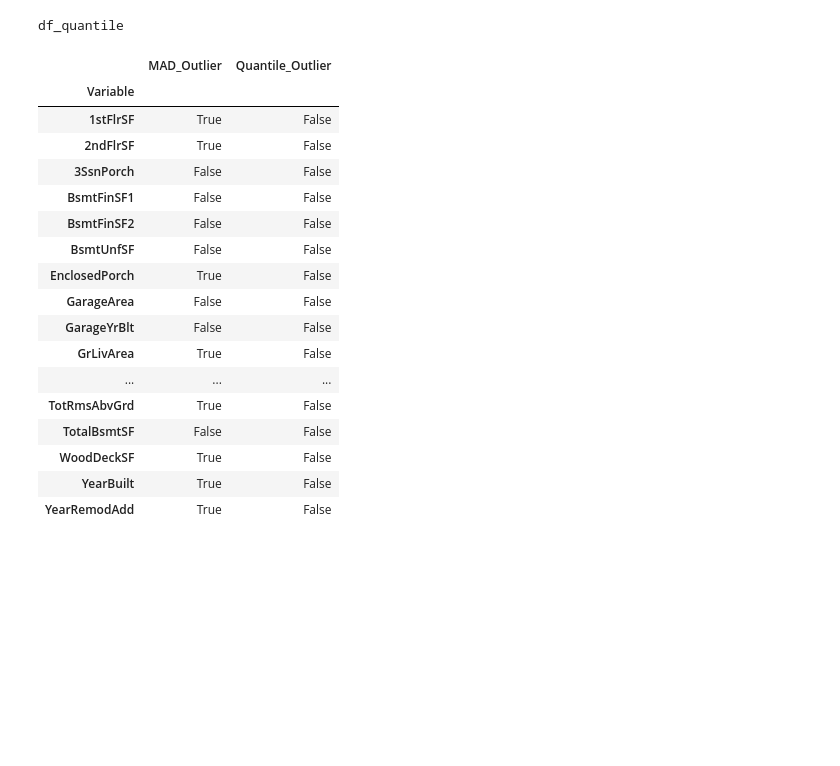
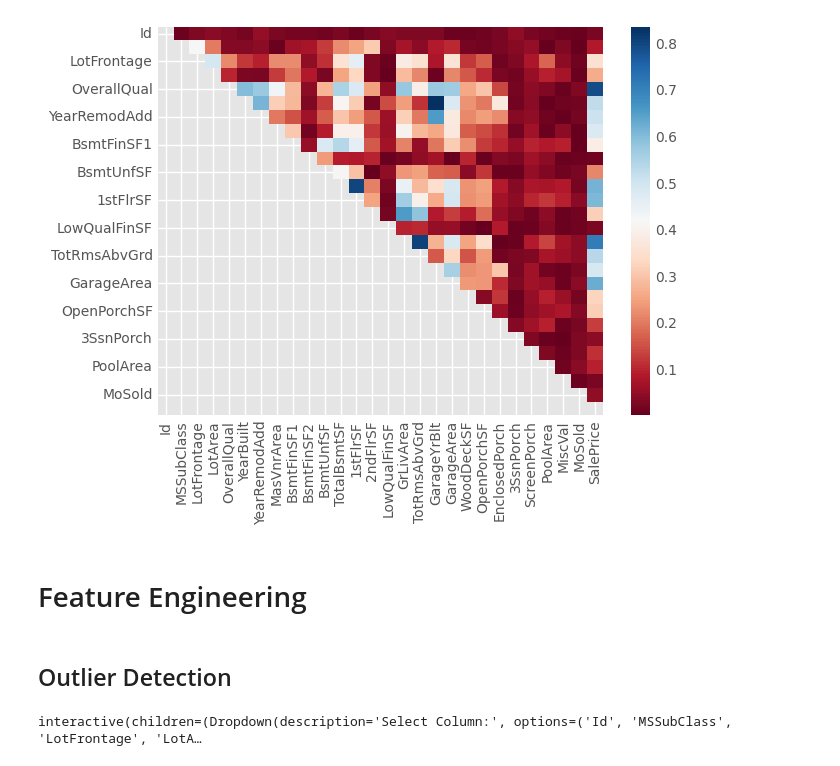
Before and after one commit to esmanuray/DataAnalysis101, a Jupyter notebook: HousePrice/houseprice.ipynb, the cells around one changed output. Cells and saved outputs as stored; diff of their text form; code cells hidden in the pictures; blank space fills up the shorter version.

```diff
--- a/HousePrice/houseprice.ipynb
+++ b/HousePrice/houseprice.ipynb
@@ -249,6 +240,0 @@ def target_summary_cat_scatterplot(dataframe, target, categorial_col, plot=False
-# %%
-for col in cat_cols:
-    target_summary_cat_barplot(dataframe=df, target="SalePrice", categorial_col=col, plot=False)
-
-for col in cat_cols:
-    target_summary_cat_scatterplot(dataframe=df, target="SalePrice", categorial_col=col, plot=False)
@@ -302,15 +247,0 @@ high_corr_col=high_corr_heatmap(df[num_cols], threshold=0.75, plot=True)
-# %%
-def graph_boxplot(dataframe, cat_list, num_value, plot=False):
-    if plot:
-        for col in cat_list:
-            plt.style.use("fivethirtyeight")
-            fid, axs = plt.subplots(nrows=1, ncols=3)
-            sns.boxplot(y=col, x=num_value, data=dataframe, ax=axs[0])
-            sns.boxplot(y=col, data=dataframe, ax=axs[1])
-            sns.scatterplot(y=df["SalePrice"], x=dataframe[num_value], data=dataframe, ax=axs[2])
-            plt.show(block=True)
-
-
-for col in num_cols:
-    if col != "SalePrice":
-        graph_boxplot(dataframe=df, cat_list=cat_cols, num_value=col, plot=False)
@@ -412,23 +248,26 @@ df_MAD
-# %%
-print("df_quantile")
-view_outlier_method(df_quantile,num_cols)
-# %% [output]
-df_quantile
-|  | MAD_Outlier | Quantile_Outlier |
-| Variable |  |  |
-| 1stFlrSF | True | False |
-| 2ndFlrSF | True | False |
-| 3SsnPorch | False | False |
-| BsmtFinSF1 | False | False |
-| BsmtFinSF2 | False | False |
-| BsmtUnfSF | False | False |
-| EnclosedPorch | True | False |
-| GarageArea | False | False |
-| GarageYrBlt | False | False |
-| GrLivArea | True | False |
-| ... | ... | ... |
-| TotRmsAbvGrd | True | False |
-| TotalBsmtSF | False | False |
-| WoodDeckSF | True | False |
-| YearBuilt | True | False |
-| YearRemodAdd | True | False |
+# %%
+def high_corr_heatmap(dataframe, threshold=0.75, plot=False):
+    """
+    high correlation variable
+    :param dataframe:
+    :param threshold:
+    :param plot:
+    :return: high correlation variable list
+    """
+    corr_matrix = dataframe.corr()
+    corr_matrix = abs(corr_matrix)
+    upper_triangle_matrix = corr_matrix.where(np.triu(np.ones(corr_matrix.shape), k=1).astype(np.bool_))
+    drop_list = [col for col in upper_triangle_matrix.columns if any(upper_triangle_matrix[col] > threshold)]
+    if plot:
+        sns.heatmap(upper_triangle_matrix, cmap="RdBu")
+        plt.show(block=True)
+    return drop_list
+
+
+high_corr_variable = high_corr_heatmap(df[num_cols], threshold=0.75, plot=True)
+# %% [output]
+[figure, added]
+# %% [markdown]
+# Feature Engineering
+# %% [markdown]
+## Outlier Detection
@@ -434,0 +291,4 @@ df_quantile
+# %%
+outlier_graph_widgets(df,num_cols)
+# %% [output]
+interactive(children=(Dropdown(description='Select Column:', options=('Id', 'MSSubClass', 'LotFrontage', 'LotA…
```
Also changed, not shown: parts of 67 cells of this notebook.
